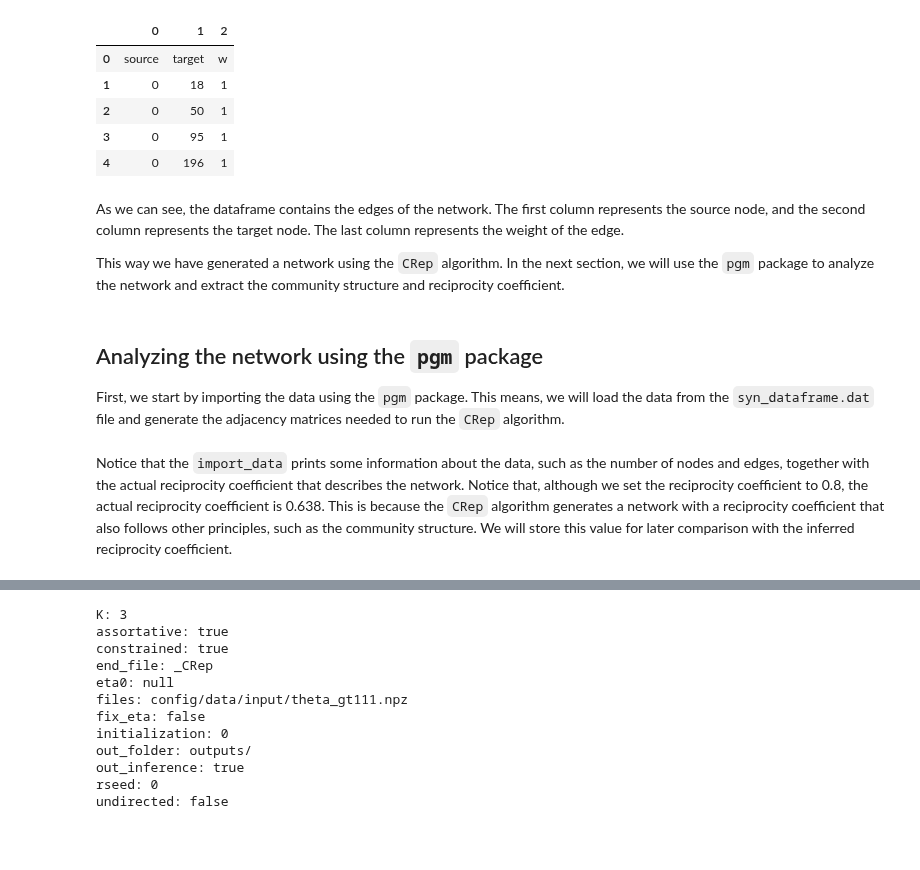
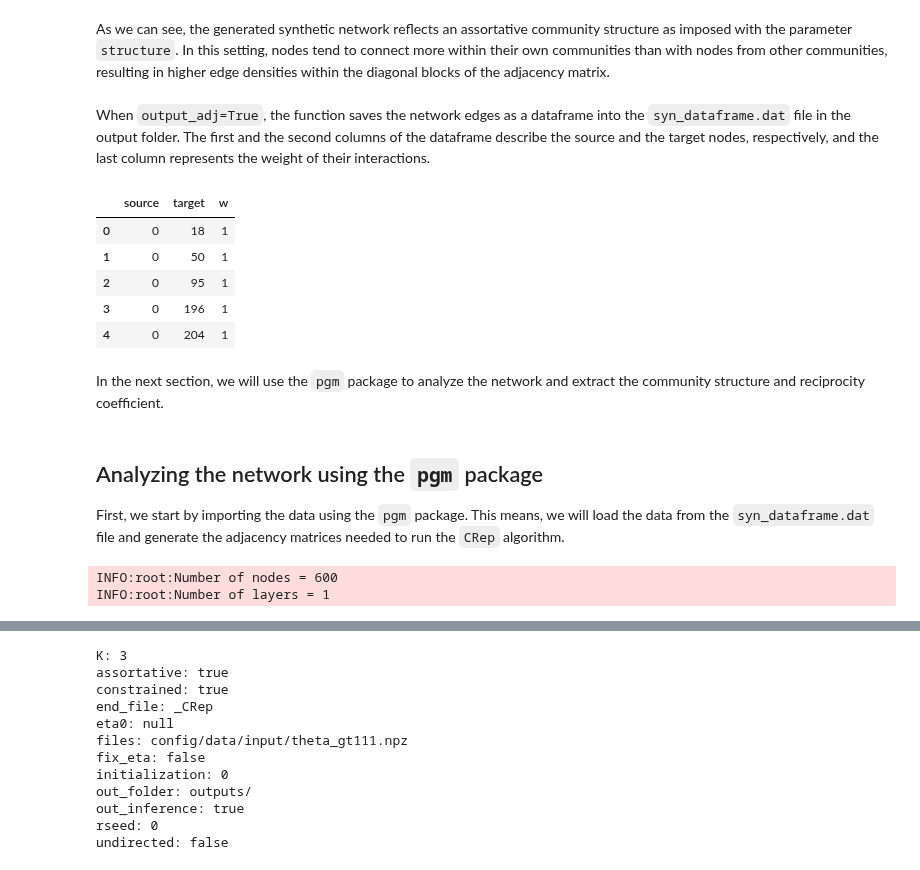
Before and after one commit to MPI-IS/probinet, a Jupyter notebook: doc/source/tutorials/CRep.ipynb, the cells around one changed output, grey strips where cells are left out. Cells and saved outputs as stored; diff of their text form; code cells hidden in the pictures; blank space fills up the shorter version.

```diff
--- a/doc/source/tutorials/CRep.ipynb
+++ b/doc/source/tutorials/CRep.ipynb
@@ -101,21 +132,23 @@ We can now load the dataframe and inspect how the network looks like.
+# %% [markdown]
+As we can see, the generated synthetic network reflects an assortative community structure as imposed with the parameter `structure`. In this setting, nodes tend to connect more within their own communities than with nodes from other communities, resulting in higher edge densities within the diagonal blocks of the adjacency matrix.
+# %% [markdown]
+When `output_adj=True`, the function saves the network edges as a dataframe into the `syn_dataframe.dat` file in the output folder. The first and the second columns of the dataframe describe the source and the target nodes, respectively, and the last column represents the weight of their interactions.
 # %%
 import pandas as pd
+
 # Load the dataframe
-df = pd.read_csv(synthetic_configuration['out_folder'] + synthetic_configuration['outfile_adj'], sep=' ', header=None)
+df = pd.read_csv(synthetic_configuration['out_folder'] + synthetic_configuration['outfile_adj'], sep=' ')
 # Print the first 5 rows of the dataframe
 df.head()
 # %% [output]
-|  | 0 | 1 | 2 |
-| 0 | source | target | w |
-| 1 | 0 | 18 | 1 |
-| 2 | 0 | 50 | 1 |
-| 3 | 0 | 95 | 1 |
-| 4 | 0 | 196 | 1 |
+|  | source | target | w |
+| 0 | 0 | 18 | 1 |
+| 1 | 0 | 50 | 1 |
+| 2 | 0 | 95 | 1 |
+| 3 | 0 | 196 | 1 |
+| 4 | 0 | 204 | 1 |
 # %% [markdown]
-As we can see, the dataframe contains the edges of the network. The first column represents the
-source node, and the second column represents the target node. The last column represents the weight of the edge.
-
-This way we have generated a network using the `CRep` algorithm. In the next section, we will use the `pgm` package to analyze the network and extract the community structure and reciprocity coefficient.
+In the next section, we will use the `pgm` package to analyze the network and extract the community structure and reciprocity coefficient.
 # %% [markdown]
 ## Analyzing the network using the `pgm` package
 
@@ -126,23 +159,23 @@ from pgm.input.loader import import_data
 from pathlib import Path
 
 # Define the names of the columns in the input file that
-# represent the source and target nodes of each edge
+# represent the source and target nodes of each edge.
 ego = 'source'
 alter = 'target'
 
-# Set the 'force_dense' flag to False
+# Set the `force_dense` flag to False
 force_dense = False
 
-# Call the 'import_data' function to load the data from the input file
+# Set the `binary` flag to False to load the edge weights
+binary = False
+
+# Call the `import_data` function to load the data from the input file
 A, B, B_T, data_T_vals = import_data(Path(synthetic_configuration['out_folder']) / synthetic_configuration['outfile_adj'],
                                      ego=ego,
                                      alter=alter,
                                      force_dense=force_dense,
+                                     binary=binary,
                                      header=0)
+# %% [output]
+INFO:root:Number of nodes = 600
+INFO:root:Number of layers = 1
-# %% [markdown]
-Notice that the `import_data` prints some information about the data, such as the number of nodes
- and edges, together with the actual reciprocity coefficient that describes the network. Notice
- that, although we set the reciprocity coefficient to 0.8, the actual reciprocity coefficient is
- 0.638. This is because the `CRep` algorithm generates a network with a reciprocity coefficient
- that also follows other principles, such as the community structure. We will store this value
-for later comparison with the inferred reciprocity coefficient.
```
Also changed, not shown: parts of 47 cells of this notebook, 12 other files.
